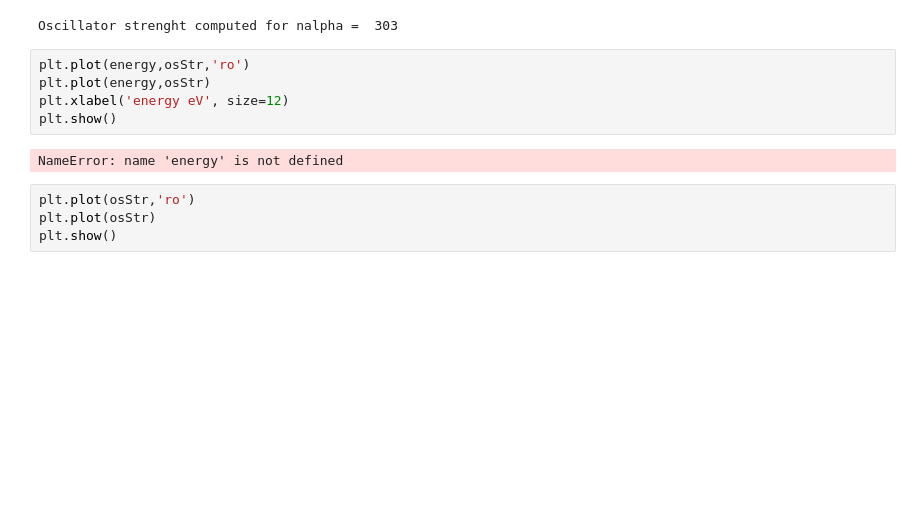
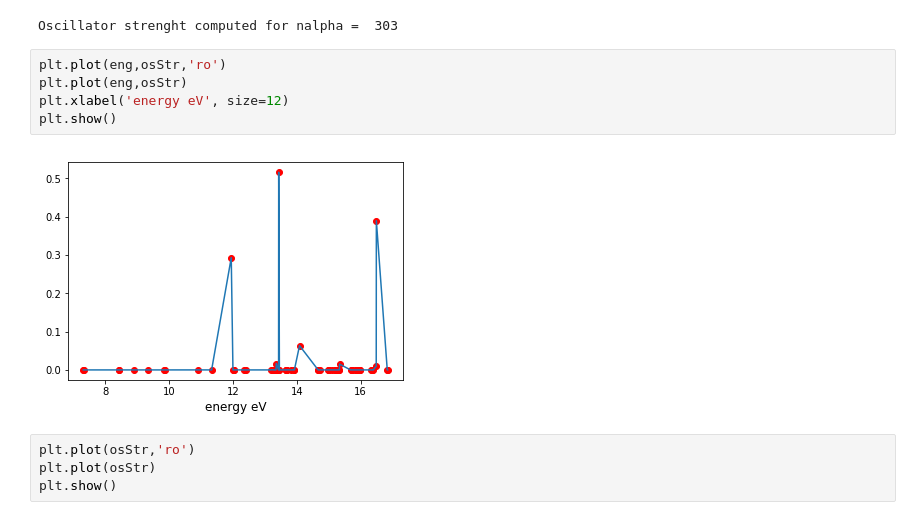
Before and after one commit to luigigenovese/KPM-nb, a Jupyter notebook: POLARIZABILITY/N2/Analysis_of_Excitonic_States.ipynb, the cells around one changed output. Drawn from its saved outputs; the diff is of its cells as text; blank space fills up the shorter version.

```diff
--- a/POLARIZABILITY/N2/Analysis_of_Excitonic_States.ipynb
+++ b/POLARIZABILITY/N2/Analysis_of_Excitonic_States.ipynb
@@ -252,12 +252,12 @@ osStr = R.oscillatorStrenght(excitations)
 # %% [output]
 Oscillator strenght computed for nalpha =  303
 # %%
-plt.plot(energy,osStr,'ro')
-plt.plot(energy,osStr)
+plt.plot(eng,osStr,'ro')
+plt.plot(eng,osStr)
 plt.xlabel('energy eV', size=12)
 plt.show()
 # %% [output]
-NameError: name 'energy' is not defined
+[figure, added]
 # %%
 plt.plot(osStr,'ro')
 plt.plot(osStr)
```
